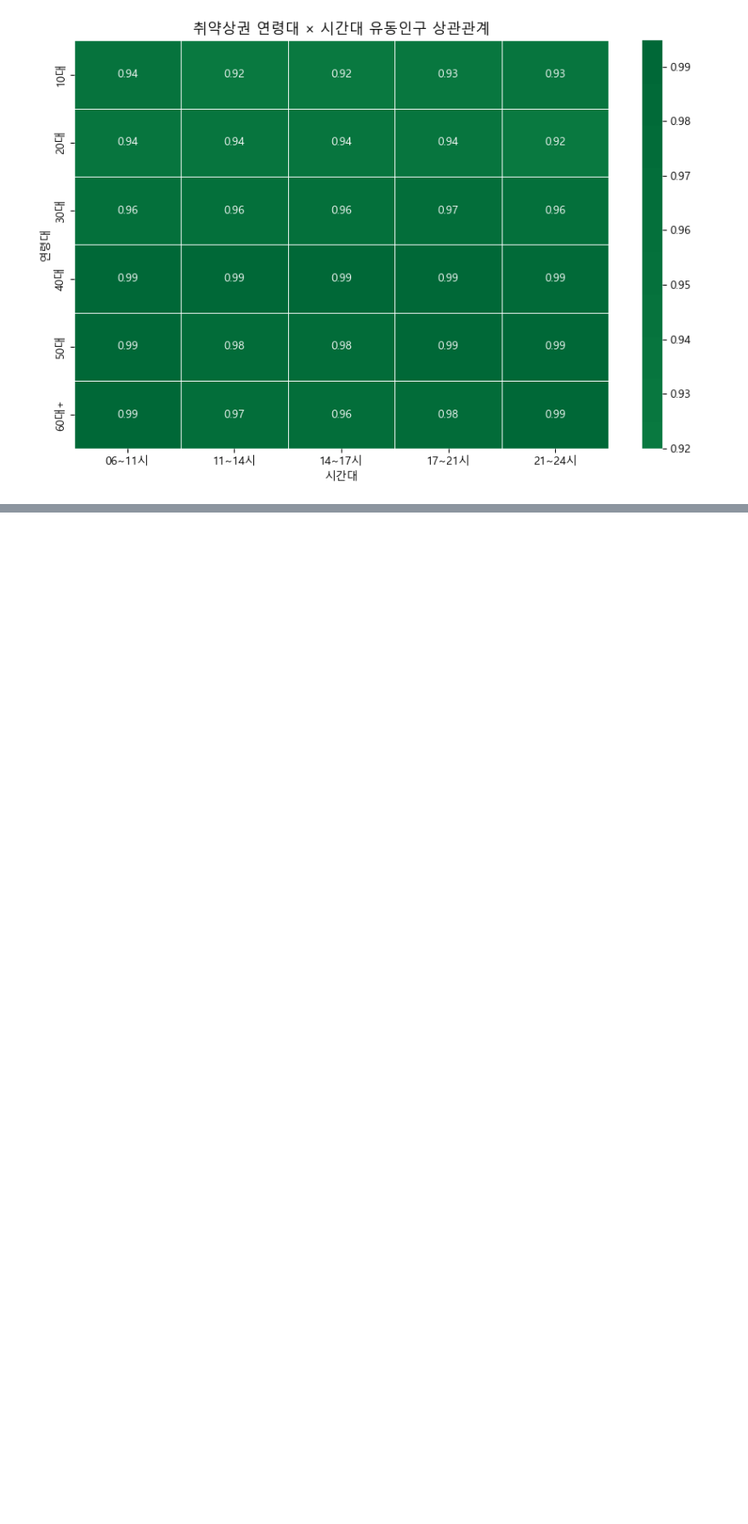
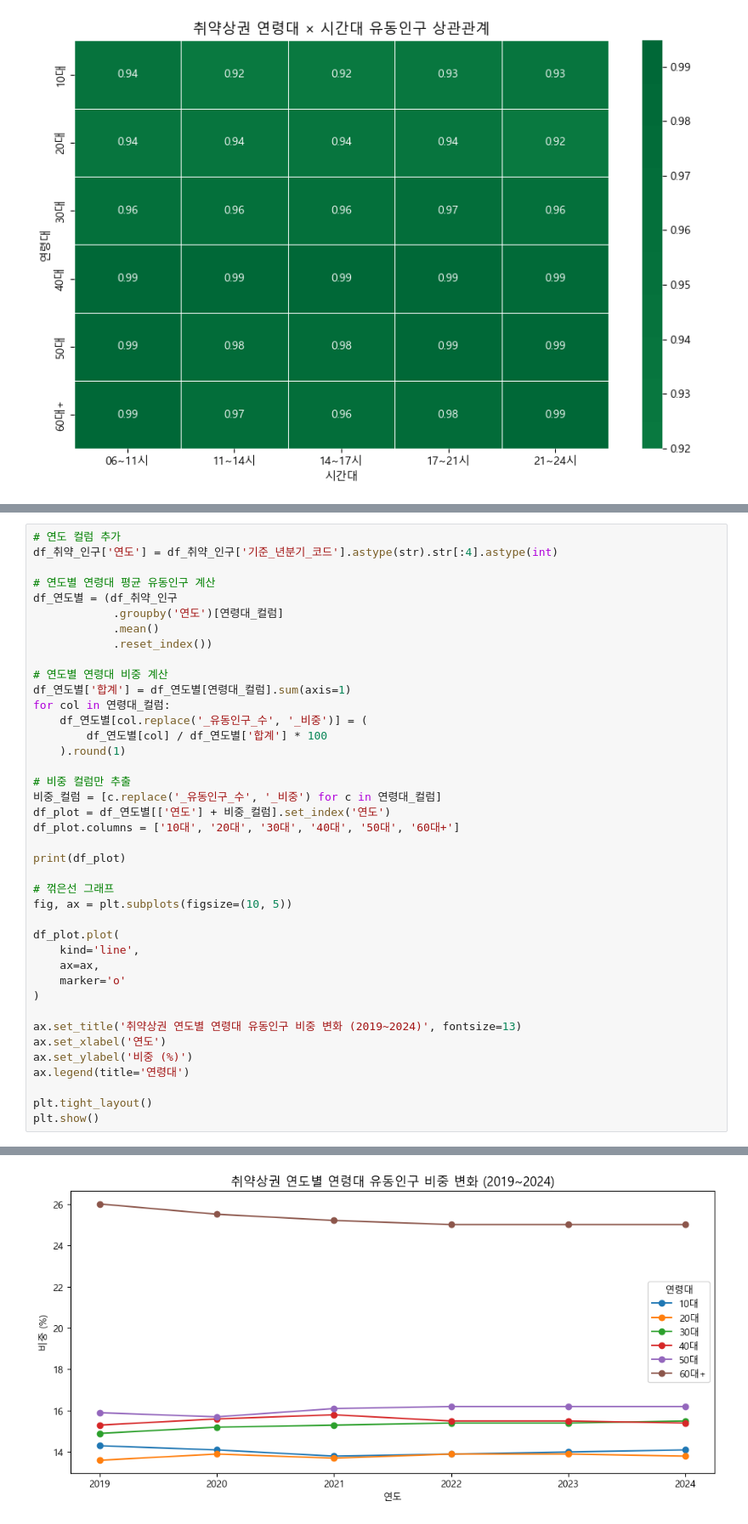
Before and after one commit to sonjiwoo-creator/seouldf, a Jupyter notebook: notebooks/nagyung_연령대분석.ipynb, the cells around one changed output, grey strips where cells are left out. Shown at 85% size. Drawn from its saved outputs; the diff is of its cells as text; blank space fills up the shorter version.

```diff
--- a/notebooks/nagyung_연령대분석.ipynb
+++ b/notebooks/nagyung_연령대분석.ipynb
@@ -513,0 +518,41 @@ plt.show()
+# %%
+# 연도 컬럼 추가
+df_취약_인구['연도'] = df_취약_인구['기준_년분기_코드'].astype(str).str[:4].astype(int)
+
+# 연도별 연령대 평균 유동인구 계산
+df_연도별 = (df_취약_인구
+            .groupby('연도')[연령대_컬럼]
+            .mean()
+            .reset_index())
+
+# 연도별 연령대 비중 계산
+df_연도별['합계'] = df_연도별[연령대_컬럼].sum(axis=1)
+for col in 연령대_컬럼:
+    df_연도별[col.replace('_유동인구_수', '_비중')] = (
+        df_연도별[col] / df_연도별['합계'] * 100
+    ).round(1)
+
+# 비중 컬럼만 추출
+비중_컬럼 = [c.replace('_유동인구_수', '_비중') for c in 연령대_컬럼]
+df_plot = df_연도별[['연도'] + 비중_컬럼].set_index('연도')
+df_plot.columns = ['10대', '20대', '30대', '40대', '50대', '60대+']
+
+print(df_plot)
+
+# 꺾은선 그래프
+fig, ax = plt.subplots(figsize=(10, 5))
+
+df_plot.plot(
+    kind='line',
+    ax=ax,
+    marker='o'
+)
+
+ax.set_title('취약상권 연도별 연령대 유동인구 비중 변화 (2019~2024)', fontsize=13)
+ax.set_xlabel('연도')
+ax.set_ylabel('비중 (%)')
+ax.legend(title='연령대')
+
+plt.tight_layout()
+plt.show()
+# %% [output]
@@ -513,0 +567 @@ plt.show()
+[figure, added]
```
Also changed, not shown: parts of 2 cells of this notebook.
